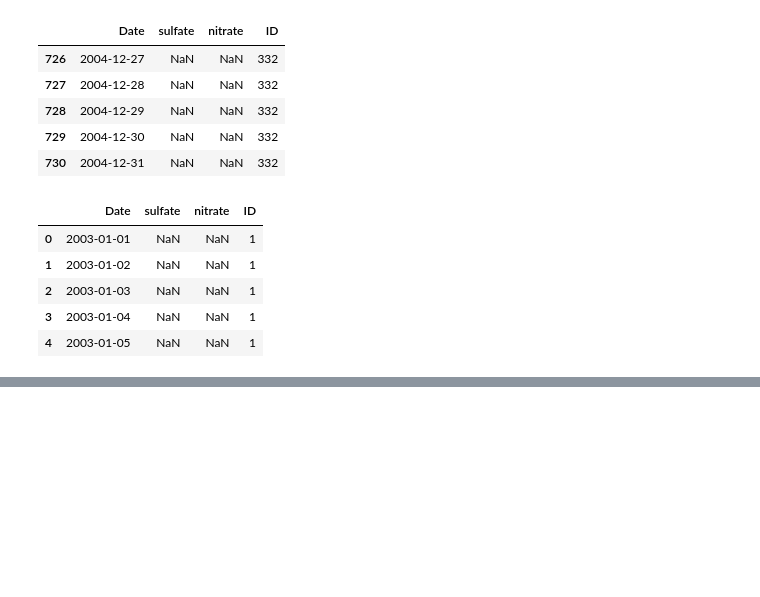
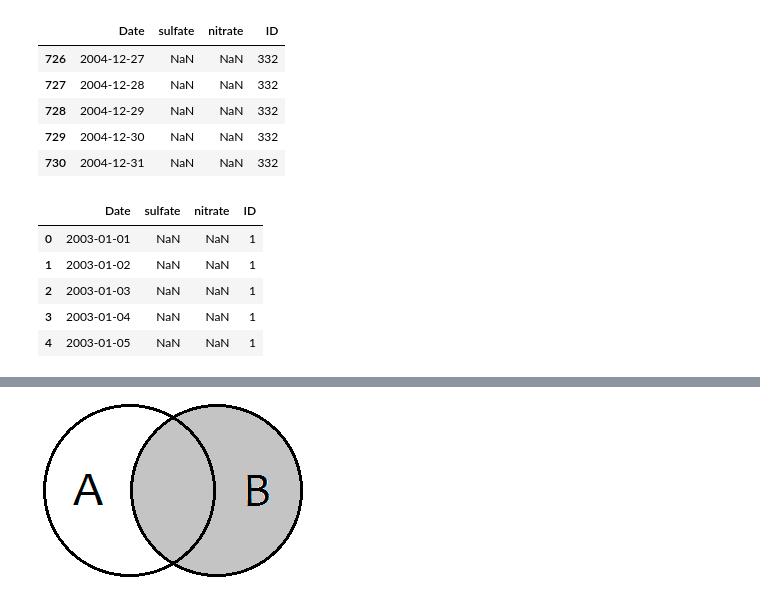
Before and after one commit to CarlosG4rc/ml-curso, a Jupyter notebook: Uno/T2 - 4 - Data Cleaning - Concatenación de datos.ipynb, the cells around one changed output, grey strips where cells are left out. Drawn from its saved outputs; the diff is of its cells as text; code cells hidden in the pictures; blank space fills up the shorter version.

```diff
--- a/Uno/T2 - 4 - Data Cleaning - Concatenación de datos.ipynb
+++ b/Uno/T2 - 4 - Data Cleaning - Concatenación de datos.ipynb
@@ -153,0 +323,4 @@ data.head()
+# %%
+Image(filename="resources/right-join.png")
+# %% [output]
+[figure, added]
```
Also changed, not shown: parts of 39 cells of this notebook.
